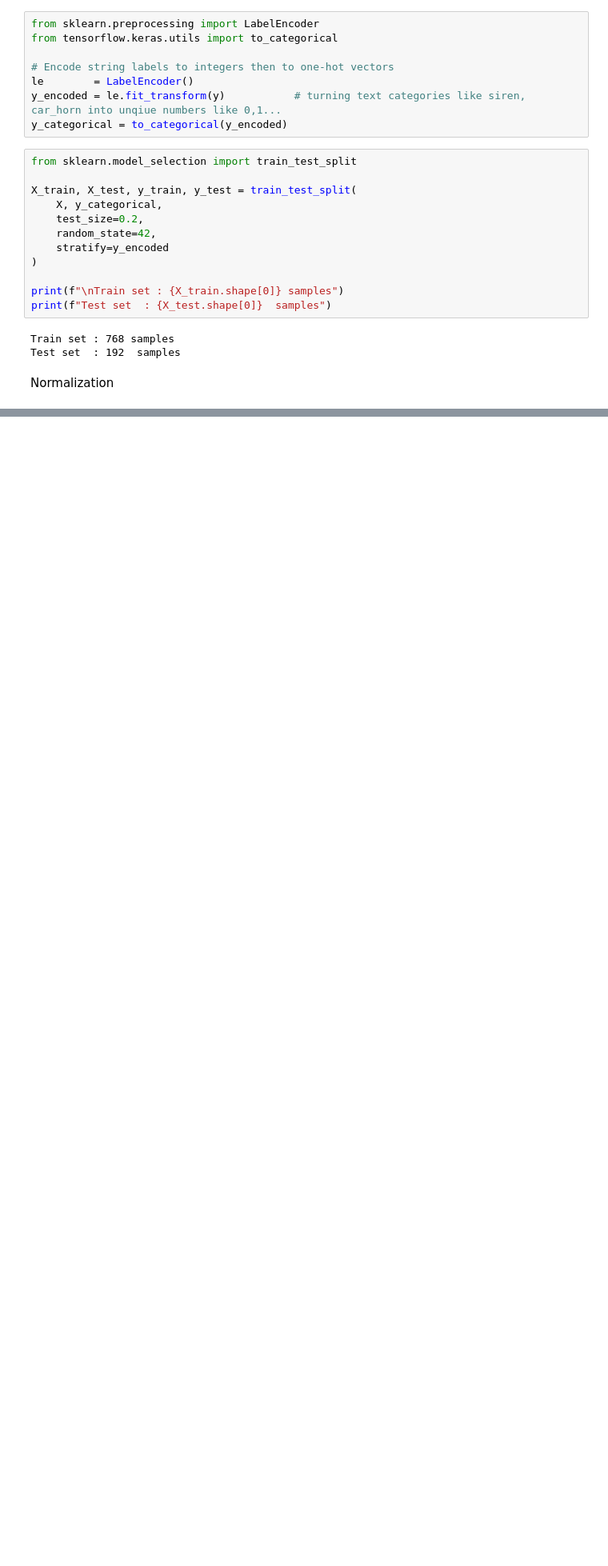
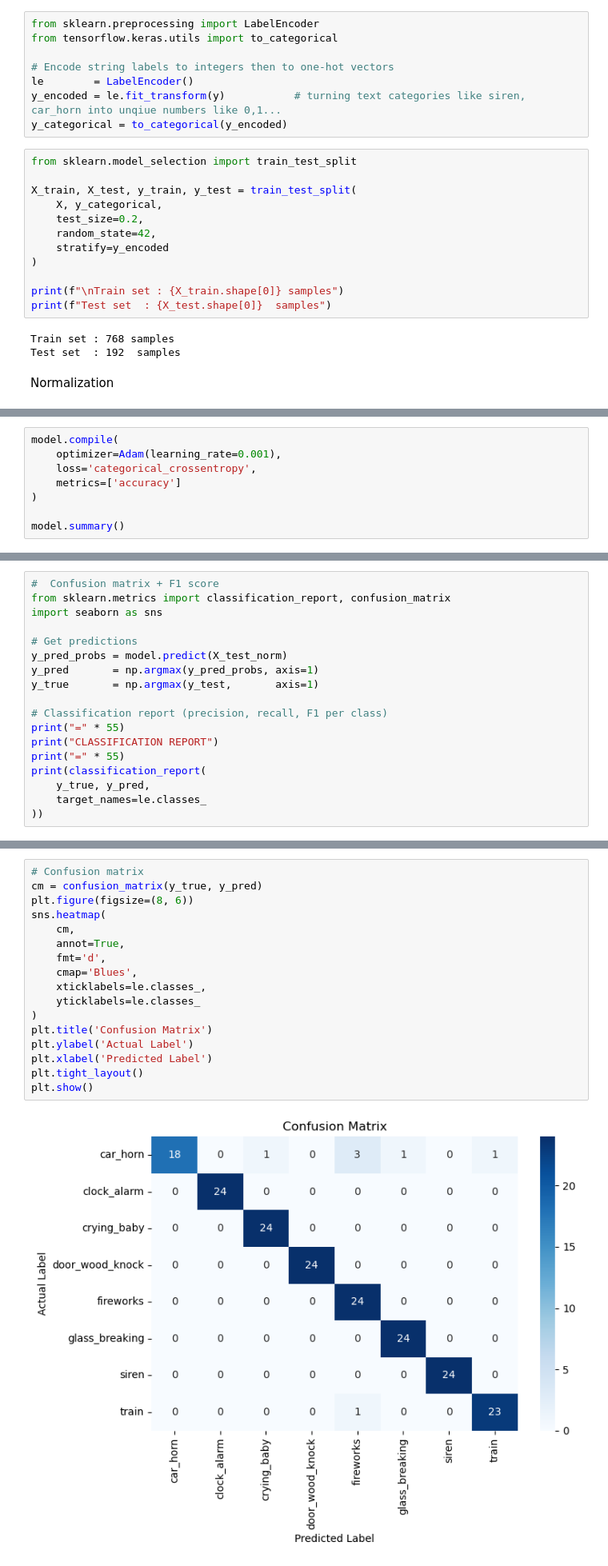
Before and after one commit to aaronnnngurung/Sound-Classification-, a Jupyter notebook: ml/ml-R.ipynb, the cells around one changed output, grey strips where cells are left out. Shown at 80% size. Cells and saved outputs as stored; diff of their text form; blank space fills up the shorter version.

```diff
--- a/ml/ml-R.ipynb
+++ b/ml/ml-R.ipynb
@@ -353,0 +388,8 @@ After normalization:
+# %%
+model.compile(
+    optimizer=Adam(learning_rate=0.001),
+    loss='categorical_crossentropy',
+    metrics=['accuracy']
+)
+
+model.summary()
@@ -353,0 +481,18 @@ After normalization:
+# %%
+#  Confusion matrix + F1 score
+from sklearn.metrics import classification_report, confusion_matrix
+import seaborn as sns
+
+# Get predictions
+y_pred_probs = model.predict(X_test_norm)
+y_pred       = np.argmax(y_pred_probs, axis=1)
+y_true       = np.argmax(y_test,       axis=1)
+
+# Classification report (precision, recall, F1 per class)
+print("=" * 55)
+print("CLASSIFICATION REPORT")
+print("=" * 55)
+print(classification_report(
+    y_true, y_pred,
+    target_names=le.classes_
+))
@@ -353,0 +518,19 @@ After normalization:
+# %%
+# Confusion matrix
+cm = confusion_matrix(y_true, y_pred)
+plt.figure(figsize=(8, 6))
+sns.heatmap(
+    cm,
+    annot=True,
+    fmt='d',
+    cmap='Blues',
+    xticklabels=le.classes_,
+    yticklabels=le.classes_
+)
+plt.title('Confusion Matrix')
+plt.ylabel('Actual Label')
+plt.xlabel('Predicted Label')
+plt.tight_layout()
+plt.show()
+# %% [output]
+[figure, added]
```
Also changed, not shown: parts of 9 cells of this notebook.
